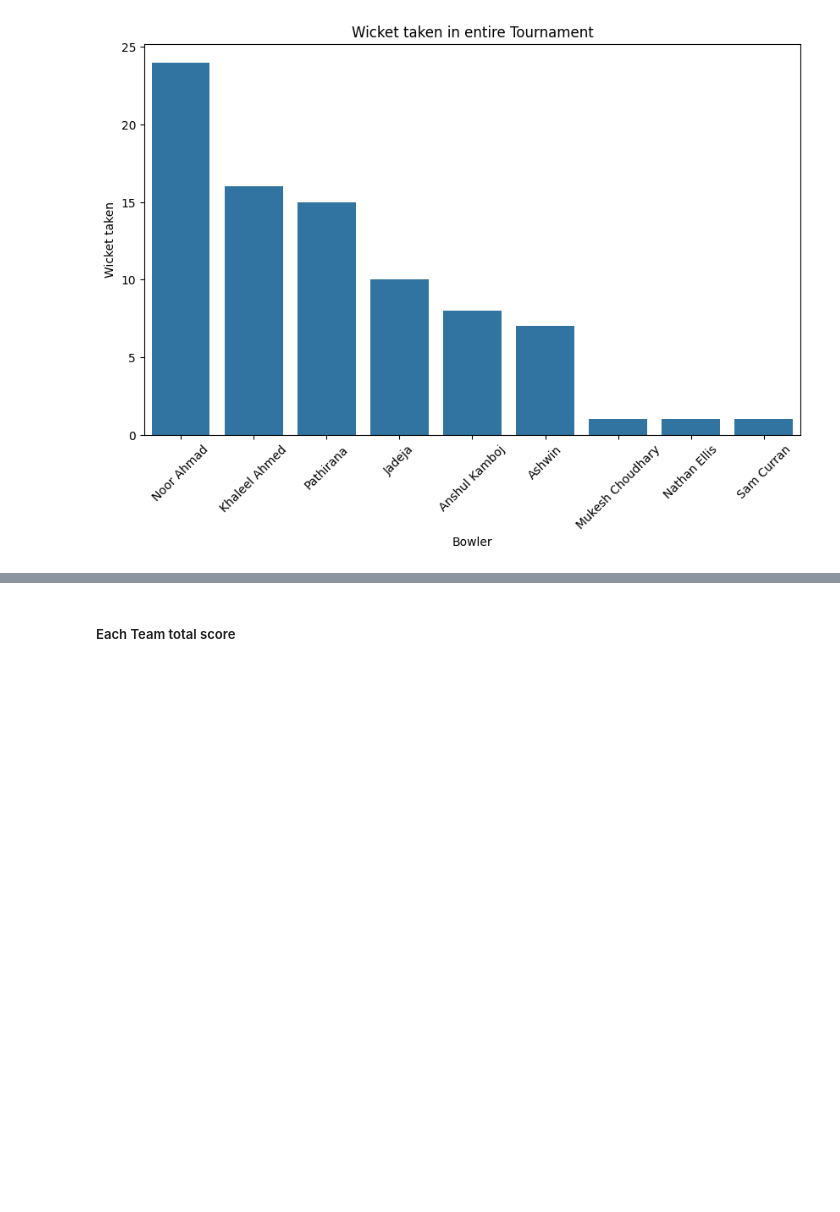
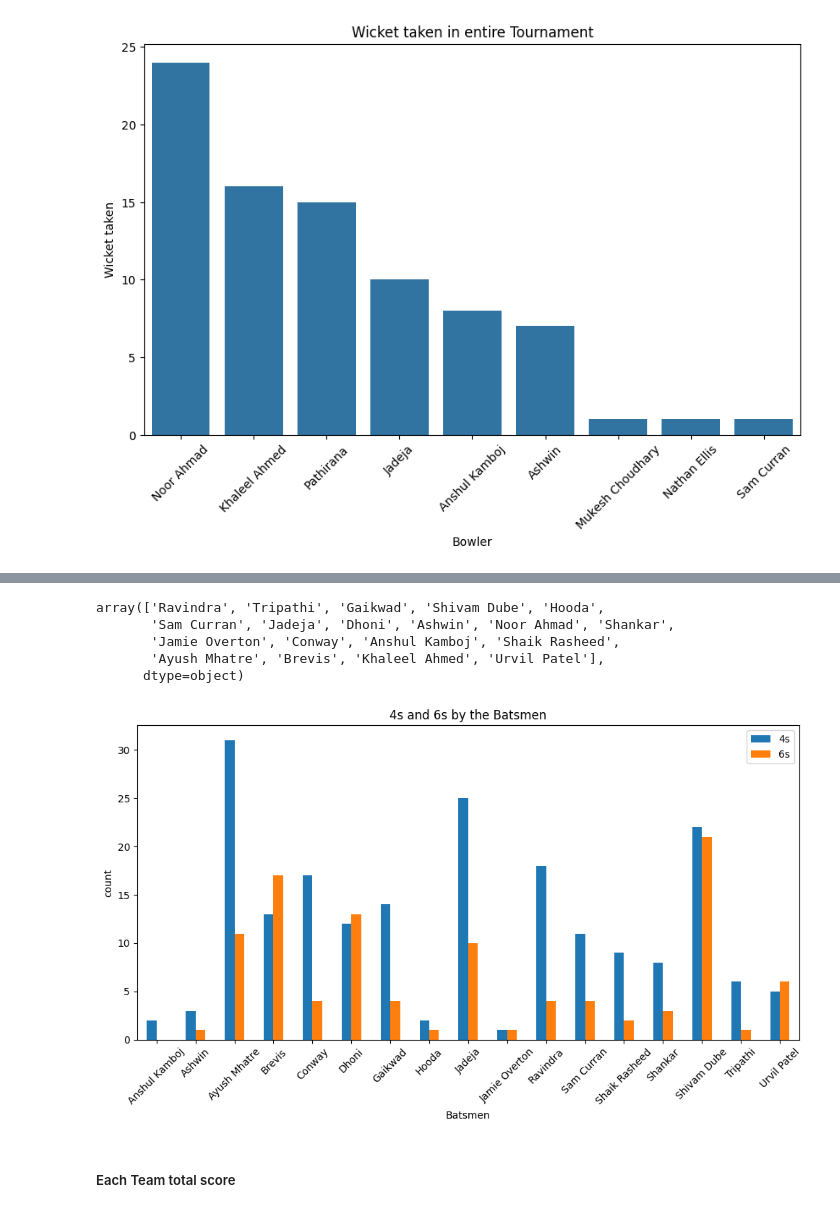
Before and after one commit to Seetharamanrs/ipl_2025_analysis, a Jupyter notebook: Analysis/Notebook.ipynb, the cells around one changed output, grey strips where cells are left out. Cells and saved outputs as stored; diff of their text form; code cells hidden in the pictures; blank space fills up the shorter version.

Commit message:
Total boundries of the CSK team

```diff
--- a/Analysis/Notebook.ipynb
+++ b/Analysis/Notebook.ipynb
@@ -282,3 +282,10 @@ plt.title("Wicket taken in entire Tournament")
 plt.show()
 # %% [output]
 [figure]
+# %%
+total_bound=csk_bat[csk_bat['runs_of_bat'].isin([4,6])]
+# %%
+
+boundaries=total_bound.groupby(['striker','runs_of_bat']).size().unstack().fillna(0)
+boundaries.columns=["4s","6s"]
+boundaries.astype(int)
@@ -285,3 +312,21 @@ plt.show()
+# %%
+csk_bat['striker'].unique()
+# %% [output]
+array(['Ravindra', 'Tripathi', 'Gaikwad', 'Shivam Dube', 'Hooda',
+       'Sam Curran', 'Jadeja', 'Dhoni', 'Ashwin', 'Noor Ahmad', 'Shankar',
+       'Jamie Overton', 'Conway', 'Anshul Kamboj', 'Shaik Rasheed',
+       'Ayush Mhatre', 'Brevis', 'Khaleel Ahmed', 'Urvil Patel'],
+      dtype=object)
+# %%
+boundaries.plot(kind='bar',figsize=(10,6))
+plt.title("4s and 6s by the Batsmen")
+plt.xlabel("Batsmen")
+plt.ylabel("count")
+plt.xticks(rotation=45)
+plt.tight_layout()
+plt.show()
+# %% [output]
+[figure, added]
 # %% [markdown]
 ##### Each Team total score
 # %%
```
Also changed, not shown: parts of 2 cells of this notebook.
